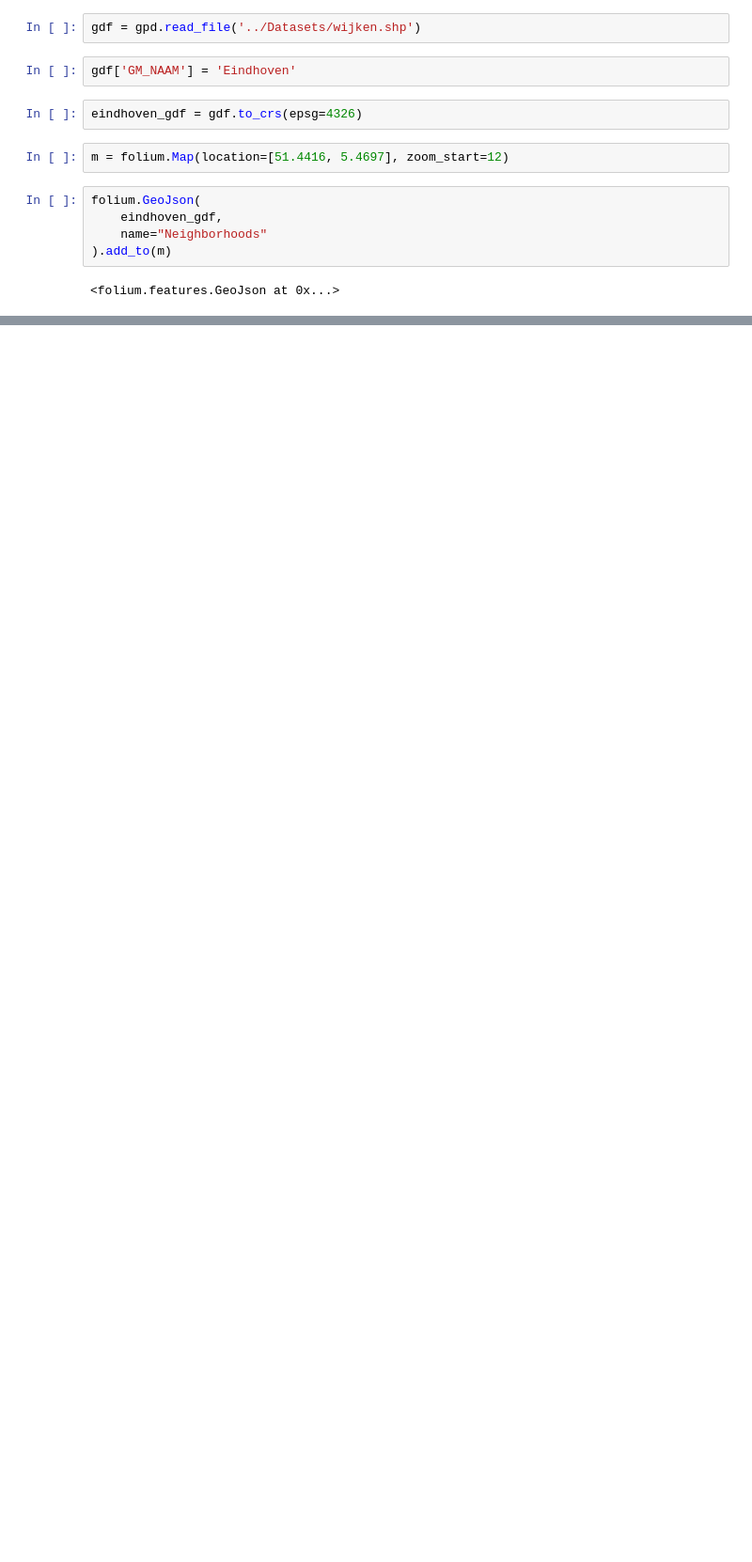
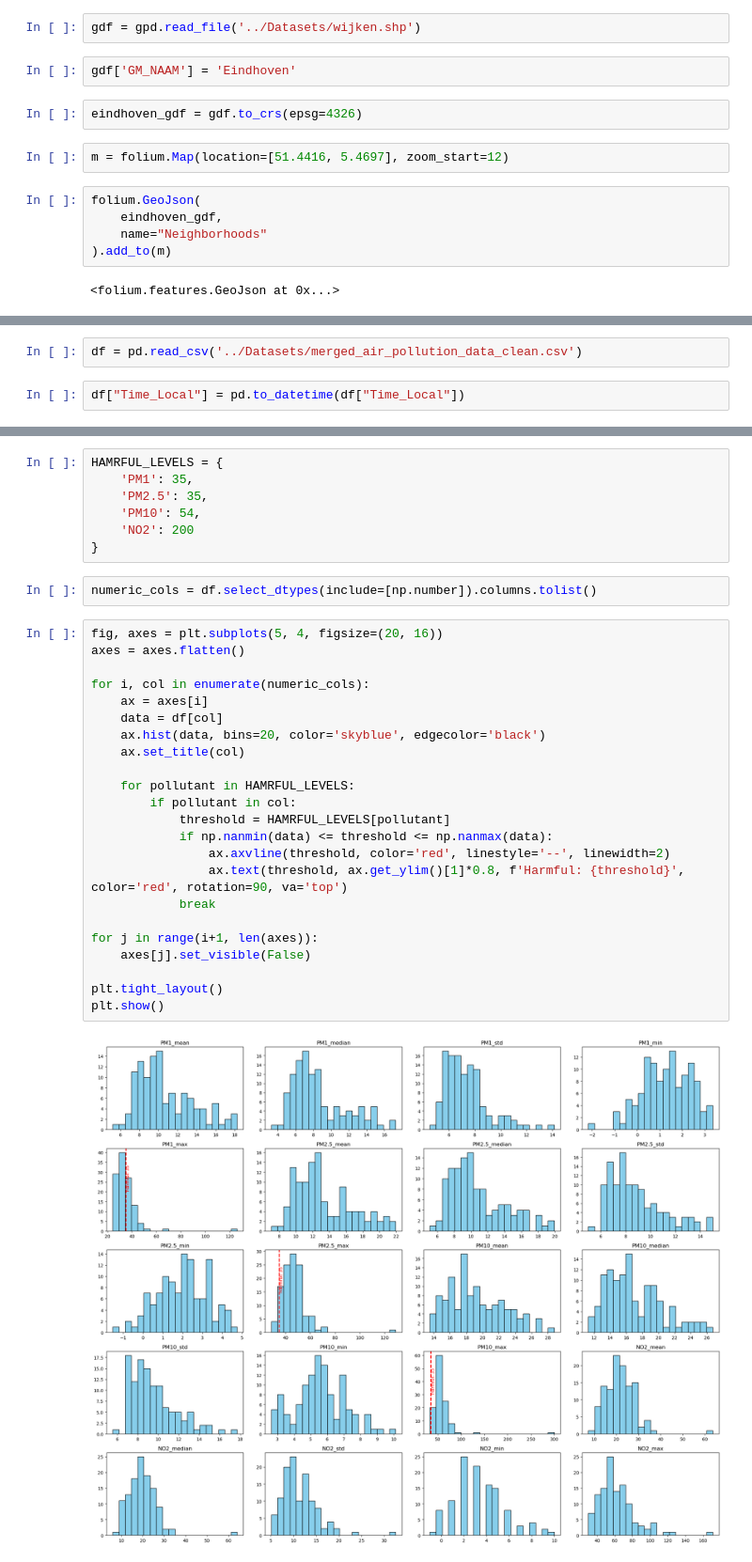
Before and after one commit to GuiOliv/EindhovenClimateInequality, a Jupyter notebook: Notebooks/EDA.ipynb, the cells around one changed output, grey strips where cells are left out. Shown at 94% size. Drawn from its saved outputs; the diff is of its cells as text; blank space fills up the shorter version.

Commit message:
- SAVE DATASETS

```diff
--- a/Notebooks/EDA.ipynb
+++ b/Notebooks/EDA.ipynb
@@ -54,0 +93,4 @@ m
+# %%
+df = pd.read_csv('../Datasets/merged_air_pollution_data_clean.csv')
+# %%
+df["Time_Local"] = pd.to_datetime(df["Time_Local"])
@@ -54,0 +113,34 @@ m
+# %%
+HAMRFUL_LEVELS = {
+    'PM1': 35,
+    'PM2.5': 35,
+    'PM10': 54,
+    'NO2': 200
+}
+# %%
+numeric_cols = df.select_dtypes(include=[np.number]).columns.tolist()
+# %%
+fig, axes = plt.subplots(5, 4, figsize=(20, 16))
+axes = axes.flatten()
+
+for i, col in enumerate(numeric_cols):
+    ax = axes[i]
+    data = df[col]
+    ax.hist(data, bins=20, color='skyblue', edgecolor='black')
+    ax.set_title(col)
+
+    for pollutant in HAMRFUL_LEVELS:
+        if pollutant in col:
+            threshold = HAMRFUL_LEVELS[pollutant]
+            if np.nanmin(data) <= threshold <= np.nanmax(data):
+                ax.axvline(threshold, color='red', linestyle='--', linewidth=2)
+                ax.text(threshold, ax.get_ylim()[1]*0.8, f'Harmful: {threshold}', color='red', rotation=90, va='top')
+            break
+
+for j in range(i+1, len(axes)):
+    axes[j].set_visible(False)
+
+plt.tight_layout()
+plt.show()
+# %% [output]
+[figure, added]
```
Also changed, not shown: parts of 10 cells of this notebook, 10 other files.
